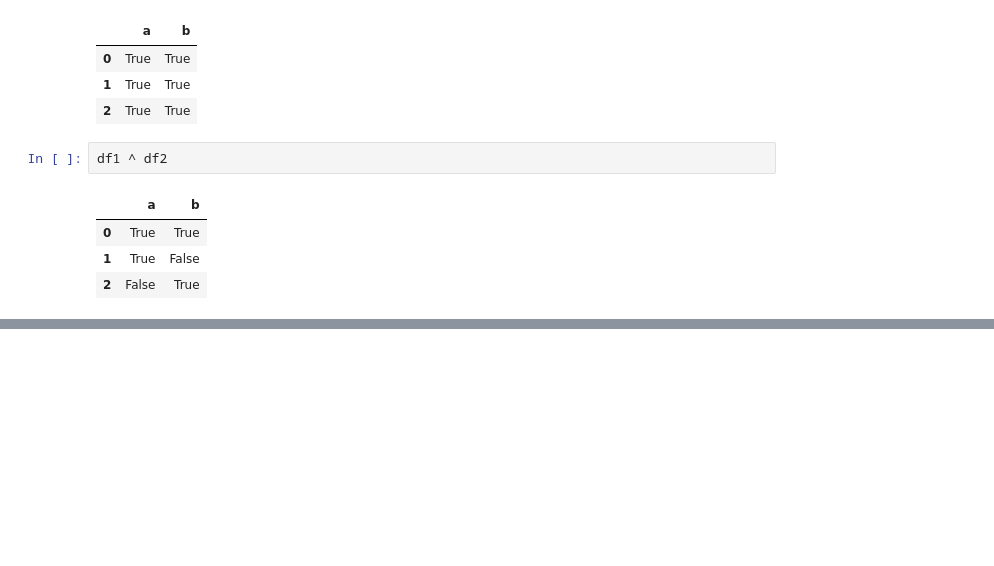
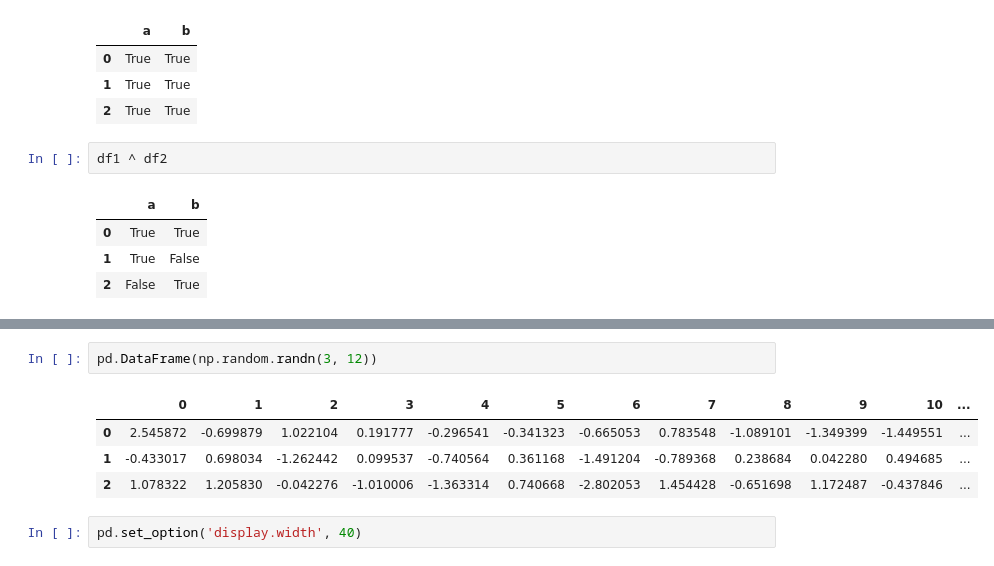
Before and after one commit to imvickykumar999/Hyper-4D-Game, a Jupyter notebook: 4D Games/Panel_4D.ipynb, the cells around one changed output, grey strips where cells are left out. Drawn from its saved outputs; the diff is of its cells as text; blank space fills up the shorter version.

```diff
--- a/4D Games/Panel_4D.ipynb
+++ b/4D Games/Panel_4D.ipynb
@@ -706,0 +812,9 @@ df1 ^ df2
+# %%
+pd.DataFrame(np.random.randn(3, 12))
+# %% [output]
+|  | 0 | 1 | 2 | 3 | 4 | 5 | 6 | 7 | 8 | 9 | 10 | ... |
+| 0 | 2.545872 | -0.699879 | 1.022104 | 0.191777 | -0.296541 | -0.341323 | -0.665053 | 0.783548 | -1.089101 | -1.349399 | -1.449551 | ... |
+| 1 | -0.433017 | 0.698034 | -1.262442 | 0.099537 | -0.740564 | 0.361168 | -1.491204 | -0.789368 | 0.238684 | 0.042280 | 0.494685 | ... |
+| 2 | 1.078322 | 1.205830 | -0.042276 | -1.010006 | -1.363314 | 0.740668 | -2.802053 | 1.454428 | -0.651698 | 1.172487 | -0.437846 | ... |
+# %%
+pd.set_option('display.width', 40)
```
Also changed, not shown: parts of 43 cells of this notebook.
